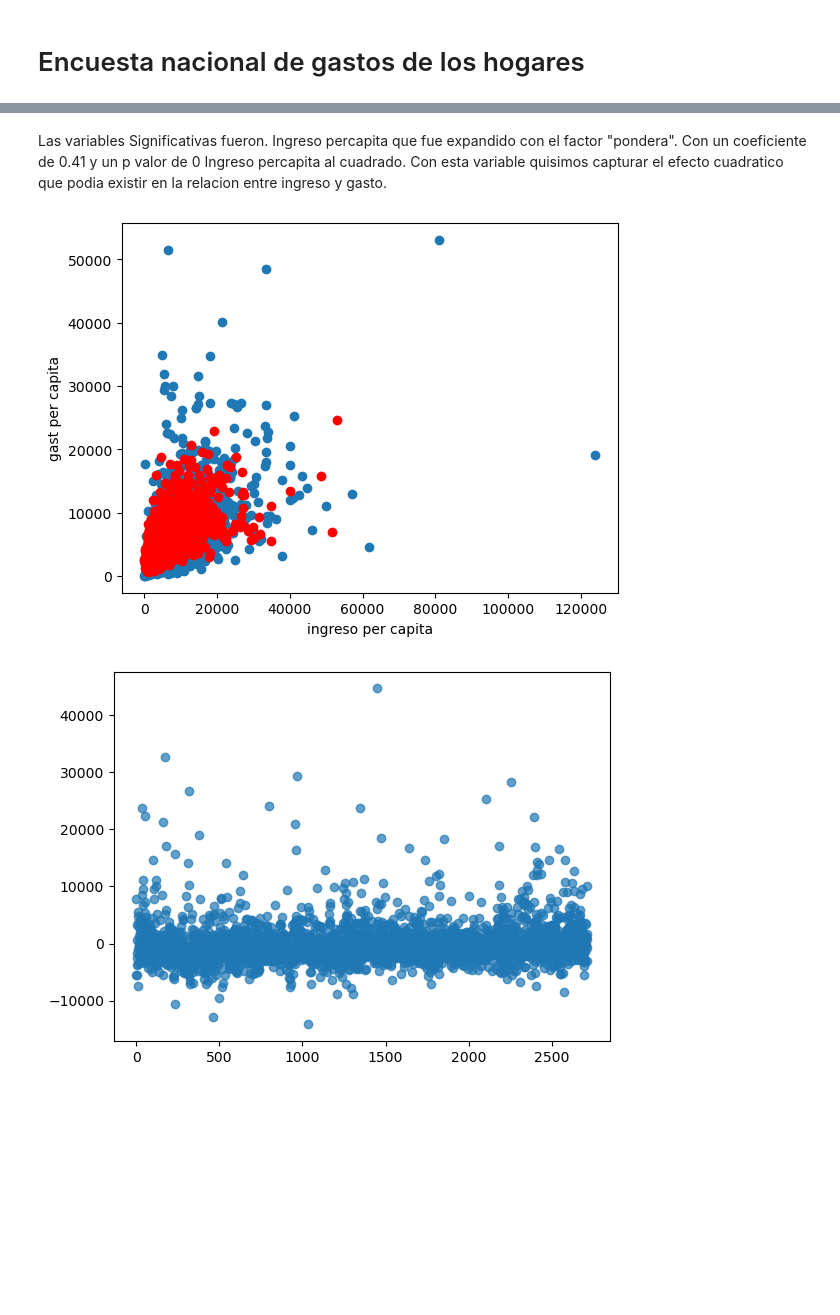
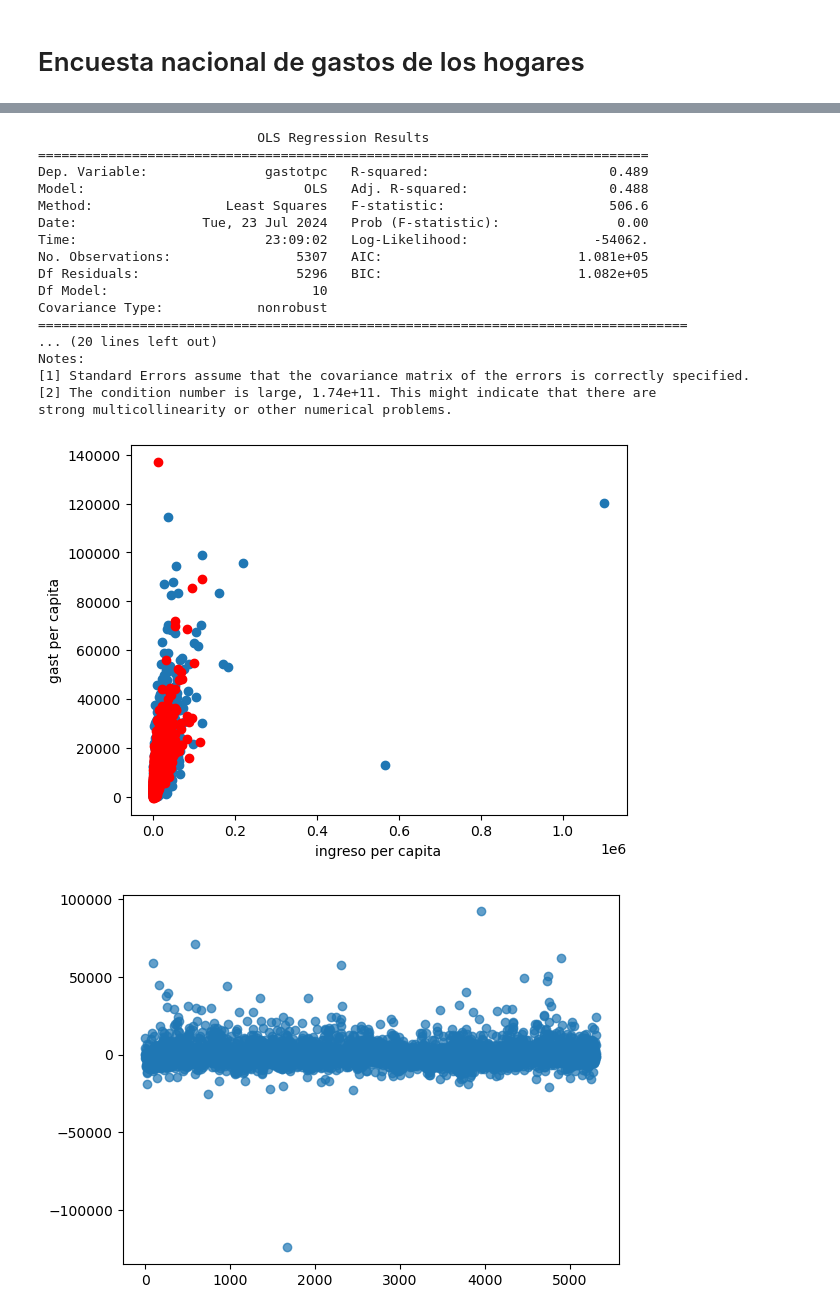
Before and after one commit to ivanfederodriguez/ENGHO, a Jupyter notebook: ENGHO Notebook.ipynb, the cells around one changed output, grey strips where cells are left out. Drawn from its saved outputs; the diff is of its cells as text; code cells hidden in the pictures; blank space fills up the shorter version.

```diff
--- a/ENGHO Notebook.ipynb
+++ b/ENGHO Notebook.ipynb
@@ -200,19 +214,45 @@ strong multicollinearity or other numerical problems.
-# %% [markdown]
-Las variables Significativas fueron.
-Ingreso percapita que fue expandido con el factor "pondera". Con un coeficiente de 0.41 y un p valor de 0
-Ingreso percapita al cuadrado. Con esta variable quisimos capturar el efecto cuadratico que podia existir en la relacion entre ingreso y gasto.
-# %%
-predicciones = reg2.predict(X)
-plt.scatter(fdata_nea['ingpch'],fdata_nea['gastotpc'])
-plt.scatter(fdata_nea['gastotpc'], predicciones, label='Valores predichos', color='red')
-plt.ylabel('gast per capita')
-plt.xlabel('ingreso per capita')
-plt.show()
-# %% [output]
-[figure, removed]
-# %%
-residuos = reg2.resid
-plt.scatter(range(len(residuos)), residuos, alpha=0.7)
-plt.show()
-# %% [output]
-[figure, removed]
+# %%
+#Region 2
+fdata_pampe = filtro1(data_pampe, 2, region=True)
+n = fdata_pampe.shape[0]
+'''
+X = fdata_nea['ingpch']
+X = sm.add_constant(X)
+y = fdata_nea[['gastotpc']]
+reg1 = sm.OLS(y, X).fit()
+print(reg1.summary())
+'''
+X = fdata_pampe[['ingpch','ingpch2','clima_educativo', 'asalariado', 'casado','regten', 'propauto', 'edad_25/34', 'edad_35/49', 'edad65_mas']]
+X = sm.add_constant(X)
+y = fdata_pampe[['gastotpc']]
+reg2 = sm.OLS(y, X).fit()
+print(reg2.summary())
+predicciones = reg2.predict(X)
+plt.scatter(fdata_pampe['ingpch'],fdata_pampe['gastotpc'])
+plt.scatter(fdata_pampe['gastotpc'], predicciones, label='Valores predichos', color='red')
+plt.ylabel('gast per capita')
+plt.xlabel('ingreso per capita')
+plt.show()
+residuos = reg2.resid
+plt.scatter(range(len(residuos)), residuos, alpha=0.7)
+plt.show()
+# %% [output]
+                            OLS Regression Results
+==============================================================================
+Dep. Variable:               gastotpc   R-squared:                       0.489
+Model:                            OLS   Adj. R-squared:                  0.488
+Method:                 Least Squares   F-statistic:                     506.6
+Date:                Tue, 23 Jul 2024   Prob (F-statistic):               0.00
+Time:                        23:09:02   Log-Likelihood:                -54062.
+No. Observations:                5307   AIC:                         1.081e+05
+Df Residuals:                    5296   BIC:                         1.082e+05
+Df Model:                          10
+Covariance Type:            nonrobust
+===================================================================================
+... (20 lines left out)
+Notes:
+[1] Standard Errors assume that the covariance matrix of the errors is correctly specified.
+[2] The condition number is large, 1.74e+11. This might indicate that there are
+strong multicollinearity or other numerical problems.
+[figure, added]
+[figure, added]
```
Also changed, not shown: parts of 24 cells of this notebook.
